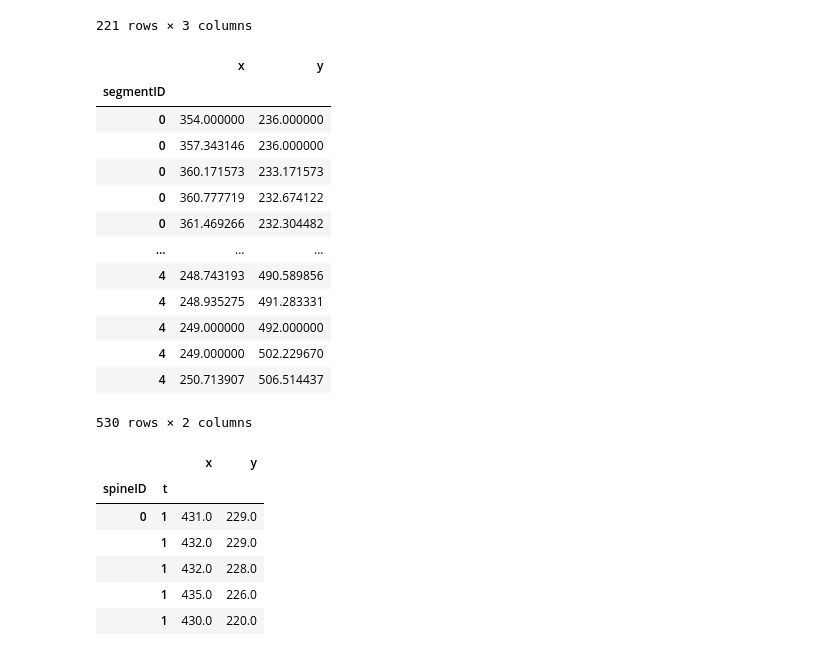
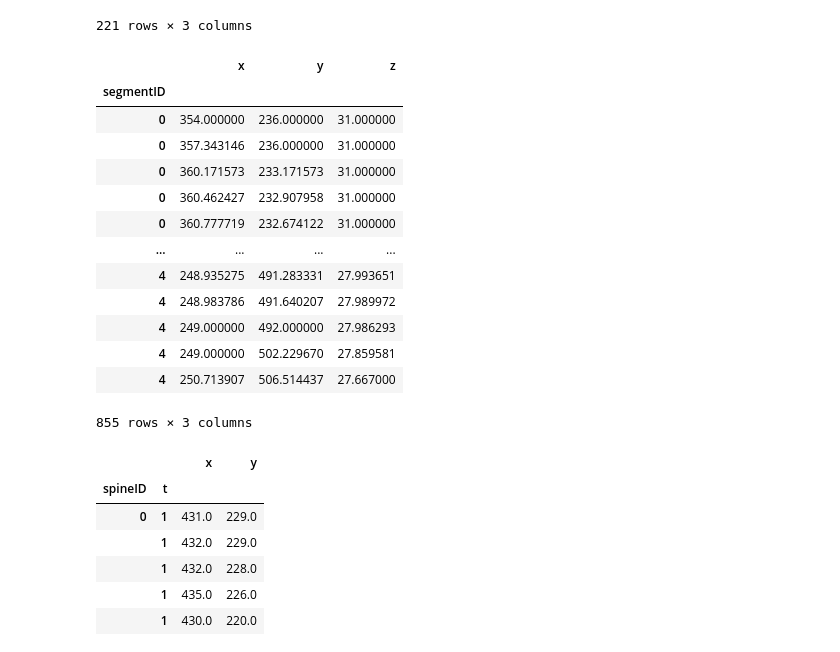
Before and after one commit to mapmanager/MapManagerCore, a Jupyter notebook: examples/example.ipynb, the cells around one changed output. Cells and saved outputs as stored; diff of their text form; code cells hidden in the pictures.

```diff
--- a/examples/example.ipynb
+++ b/examples/example.ipynb
@@ -124,22 +157,22 @@ map.segments["segment"].get_coordinates(include_z=True)
 221 rows × 3 columns
 # %%
 map.segments["segmentLeft"].get_coordinates()
-map.segments["segmentRight"].get_coordinates()
+map.segments["segmentRight"].get_coordinates(include_z=True)
 # %% [output]
-|  | x | y |
-| segmentID |  |  |
-| 0 | 354.000000 | 236.000000 |
-| 0 | 357.343146 | 236.000000 |
-| 0 | 360.171573 | 233.171573 |
-| 0 | 360.777719 | 232.674122 |
-| 0 | 361.469266 | 232.304482 |
-| ... | ... | ... |
-| 4 | 248.743193 | 490.589856 |
-| 4 | 248.935275 | 491.283331 |
-| 4 | 249.000000 | 492.000000 |
-| 4 | 249.000000 | 502.229670 |
-| 4 | 250.713907 | 506.514437 |
+|  | x | y | z |
+| segmentID |  |  |  |
+| 0 | 354.000000 | 236.000000 | 31.000000 |
+| 0 | 357.343146 | 236.000000 | 31.000000 |
+| 0 | 360.171573 | 233.171573 | 31.000000 |
+| 0 | 360.462427 | 232.907958 | 31.000000 |
+| 0 | 360.777719 | 232.674122 | 31.000000 |
+| ... | ... | ... | ... |
+| 4 | 248.935275 | 491.283331 | 27.993651 |
+| 4 | 248.983786 | 491.640207 | 27.989972 |
+| 4 | 249.000000 | 492.000000 | 27.986293 |
+| 4 | 249.000000 | 502.229670 | 27.859581 |
+| 4 | 250.713907 | 506.514437 | 27.667000 |
-530 rows × 2 columns
+855 rows × 3 columns
 # %%
 filtered = map[ map['t']==1 ]
 filtered["roi"].get_coordinates()
```
Also changed, not shown: parts of 5 cells of this notebook, 6 other files.
